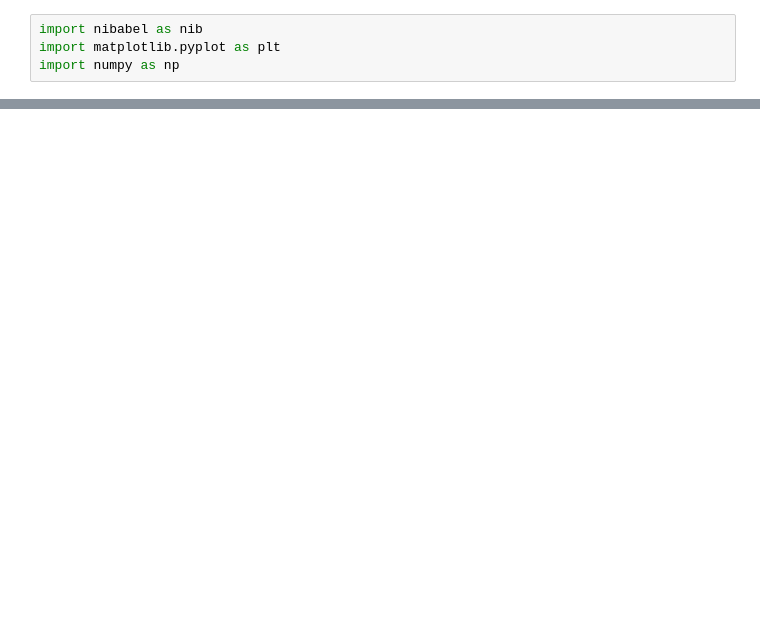
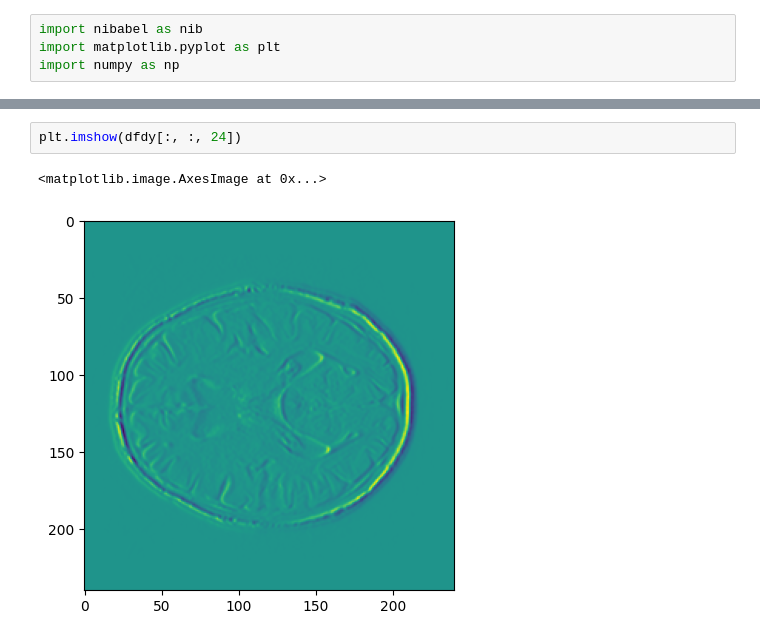
Before and after one commit to josegabjimenez/proyecto-procesamiento-imagenes, a Jupyter notebook: notebooks/border-detection/finite-differences.ipynb, the cells around one changed output, grey strips where cells are left out. Cells and saved outputs as stored; diff of their text form; blank space fills up the shorter version.

```diff
--- a/notebooks/border-detection/finite-differences.ipynb
+++ b/notebooks/border-detection/finite-differences.ipynb
@@ -53,0 +50,5 @@ plt.hist(image_data_rescaled[image_data_rescaled>0.01].flatten(), 100)
+# %%
+plt.imshow(dfdy[:, :, 24])
+# %% [output]
+<matplotlib.image.AxesImage at 0x...>
+[figure, added]
```
Also changed, not shown: parts of 12 cells of this notebook.
